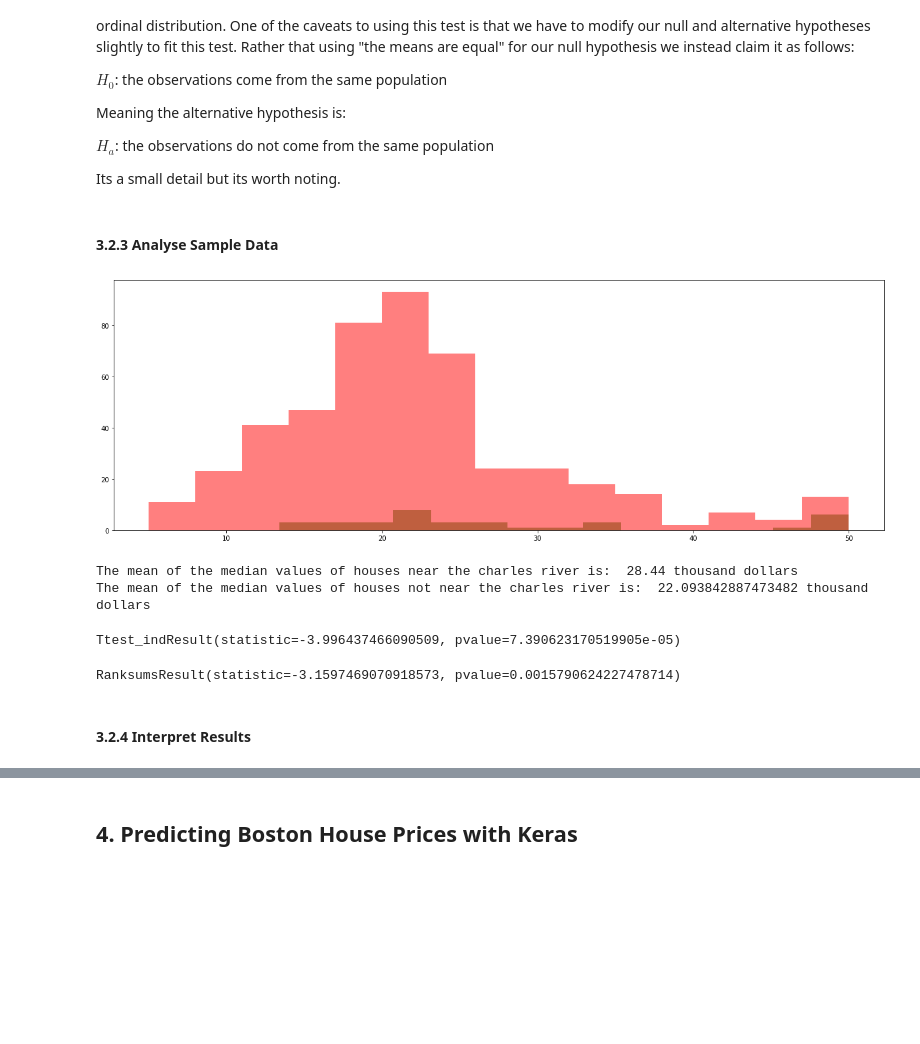
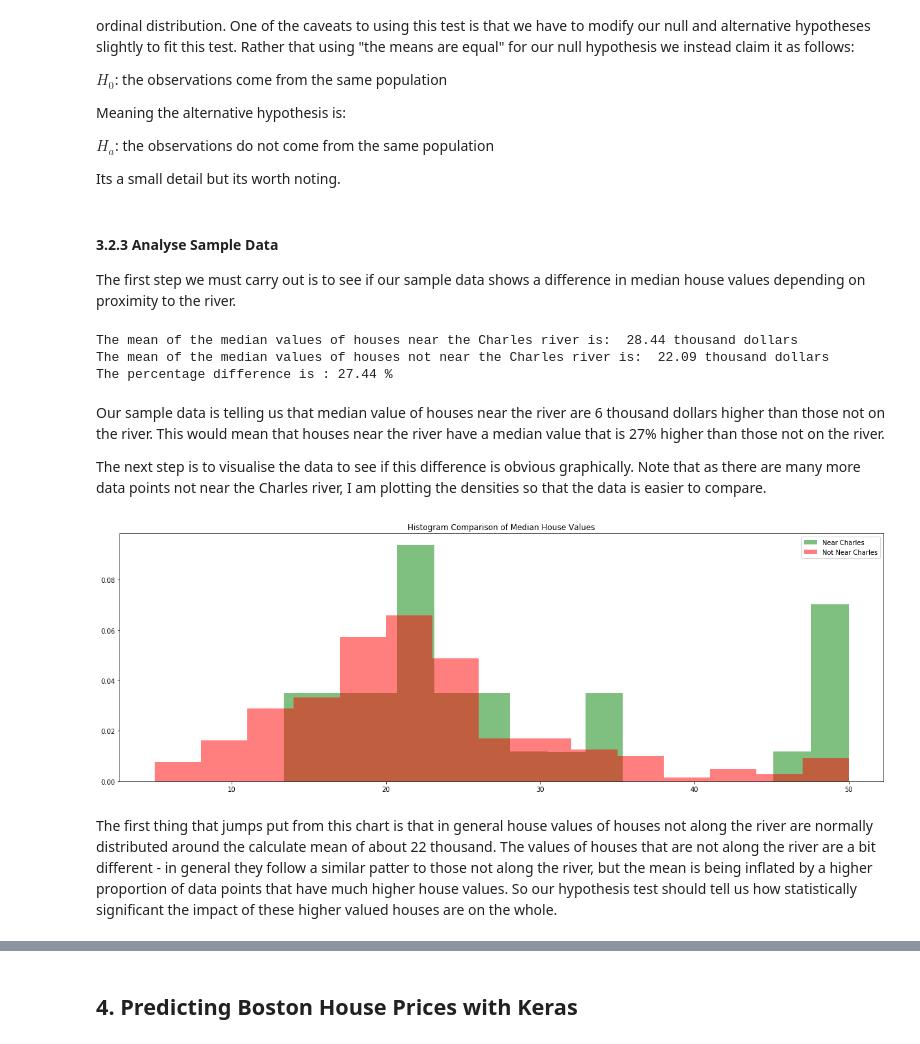
Before and after one commit to shkyler/gmit-mls-project, a Jupyter notebook: boston-housing.ipynb, the cells around one changed output, grey strips where cells are left out. Saved outputs shown, nothing was run; the diff lists cells and outputs as text; code cells hidden in the pictures; blank space fills up the shorter version.

```diff
--- a/boston-housing.ipynb
+++ b/boston-housing.ipynb
@@ -667,32 +667,35 @@ Meaning the alternative hypothesis is:
 $H_a$: the observations do not come from the same population
 
 Its a small detail but its worth noting.
-# %% [markdown]
-#### 3.2.3 Analyse Sample Data
+# %% [markdown]
+#### 3.2.3 Analyse Sample Data
+
+The first step we must carry out is to see if our sample data shows a difference in median house values depending on proximity to the river.
+# %%
+# split the data in 2 2 dataframes depending on location
+df_near_chas = df[df["CHAS"]==1]
+df_not_chas = df[df["CHAS"]==0]
+# print the mean of the median values depending location
+print("The mean of the median values of houses near the Charles river is: ",round(df_near_chas["MEDV"].mean(),2),"thousand dollars")
+print("The mean of the median values of houses not near the Charles river is: ",round(df_not_chas["MEDV"].mean(),2),"thousand dollars")
+print("The percentage difference is :",
+      (df_near_chas["MEDV"].mean()-df_not_chas["MEDV"].mean()/df_not_chas["MEDV"].mean()),"%")
+# %% [output]
+The mean of the median values of houses near the Charles river is:  28.44 thousand dollars
+The mean of the median values of houses not near the Charles river is:  22.09 thousand dollars
+The percentage difference is : 27.44 %
+# %% [markdown]
+Our sample data is telling us that median value of houses near the river are 6 thousand dollars higher than those not on the river. This would mean that houses near the river have a median value that is 27% higher than those not on the river.
+
+The next step is to visualise the data to see if this difference is obvious graphically. Note that as there are many more data points not near the Charles river, I am plotting the densities so that the data is easier to compare.
 # %%
-# split the data in 2 2 dataframes depending on location
-df_near_chas = df[df["CHAS"]==1]
-df_not_chas = df[df["CHAS"]==0]
-
-plt.hist(df_near_chas["MEDV"], bins=15, color="green", alpha=0.5)
-plt.hist(df_not_chas["MEDV"], bins=15, color="red", alpha=0.5)
+# plot the histograms
+plt.hist(df_near_chas["MEDV"], bins=15, color="green", alpha=0.5, density=True, label="Near Charles")
+plt.hist(df_not_chas["MEDV"], bins=15, color="red", alpha=0.5, density=True, label="Not Near Charles")
+plt.title("Histogram Comparison of Median House Values")
+plt.legend()
 plt.show()
 # %% [output]
-[figure, old version]
+[figure, new version]
-# %%
-
-print("The mean of the median values of houses near the charles river is: ",df_near_chas["MEDV"].mean(),"thousand dollars")
-print("The mean of the median values of houses not near the charles river is: ",df_not_chas["MEDV"].mean(),"thousand dollars")
-# %% [output]
-The mean of the median values of houses near the charles river is:  28.44 thousand dollars
-The mean of the median values of houses not near the charles river is:  22.093842887473482 thousand dollars
-# %%
-stats.ttest_ind(df_not_chas["MEDV"], df_near_chas["MEDV"])
-# %% [output]
-Ttest_indResult(statistic=-3.996437466090509, pvalue=7.390623170519905e-05)
-# %%
-stats.ranksums(df_not_chas["MEDV"], df_near_chas["MEDV"])
-# %% [output]
-RanksumsResult(statistic=-3.1597469070918573, pvalue=0.0015790624227478714)
-# %% [markdown]
-#### 3.2.4 Interpret Results
+# %% [markdown]
+The first thing that jumps put from this chart is that in general house values of houses not along the river are normally distributed around the calculate mean of about 22 thousand. The values of houses that are not along the river are a bit different - in general they follow a similar patter to those not along the river, but the mean is being inflated by a higher proportion of data points that have much higher house values. So our hypothesis test should tell us how statistically significant the impact of these higher valued houses are on the whole.
```
Also changed, not shown: parts of 4 cells of this notebook.
